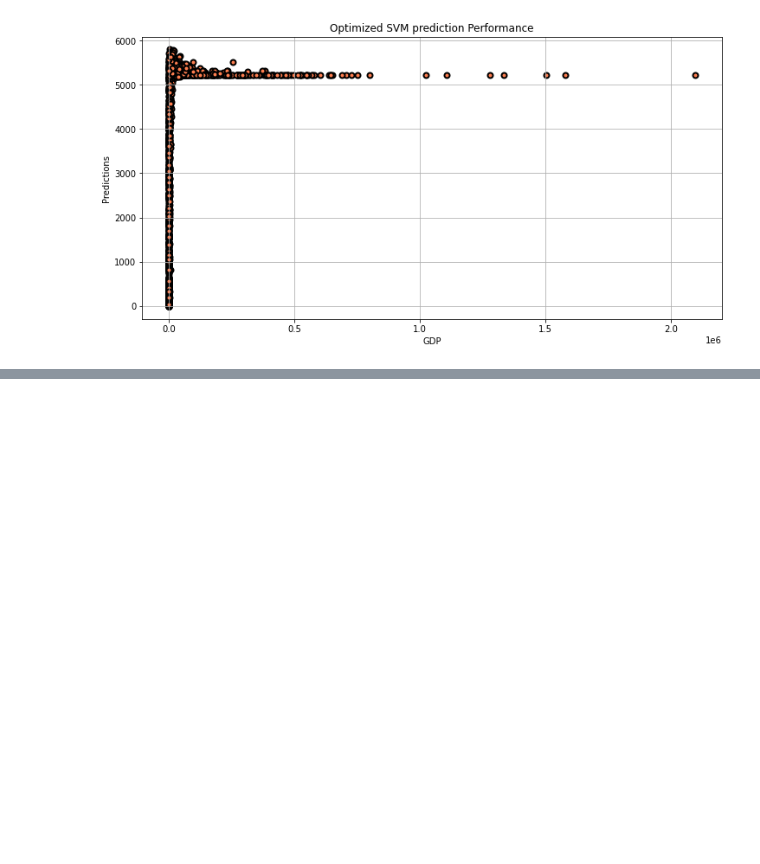
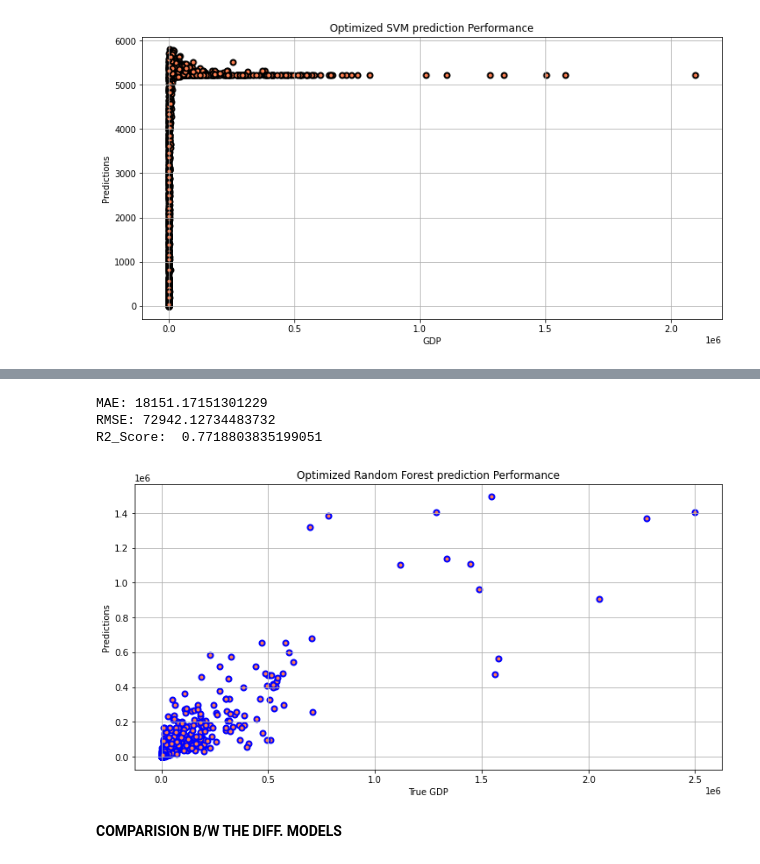
Before and after one commit to pratikshitvas/GDP-prediction_mutiple_models, a Jupyter notebook: GDP_Dataset_model.ipynb, the cells around one changed output, grey strips where cells are left out. Saved outputs shown, nothing was run; the diff lists cells and outputs as text; code cells hidden in the pictures; blank space fills up the shorter version.

```diff
--- a/GDP_Dataset_model.ipynb
+++ b/GDP_Dataset_model.ipynb
@@ -317,0 +385,9 @@ plt.show()
+# %%
+rf_param_grid = {'max_features': ['sqrt', 'auto'],
+              'min_samples_leaf': [1, 3, 5],
+              'n_estimators': [100, 500, 1000],
+             'bootstrap': [False, True]}
+# %%
+rf_grid = GridSearchCV(estimator= RandomForestRegressor(), param_grid = rf_param_grid,  n_jobs=-1, verbose=0)
+# %%
+rf_grid.fit((np.array(x_train).reshape(-1,1)),(np.array(y_train).reshape(-1,1)))
@@ -317,0 +412,24 @@ plt.show()
+# %%
+rf_grid.best_params_
+rf_grid.best_estimator_
+rf_grid_predictions = rf_grid.predict(np.array(x_test).reshape(-1,1))
+# %%
+print('MAE:', metrics.mean_absolute_error(y_test, rf_grid_predictions))
+print('RMSE:', np.sqrt(metrics.mean_squared_error(y_test, rf_grid_predictions)))
+print('R2_Score: ', metrics.r2_score(y_test, rf_grid_predictions))
+# %% [output]
+MAE: 18151.17151301229
+RMSE: 72942.12734483732
+R2_Score:  0.7718803835199051
+# %%
+fig = plt.figure(figsize=(12, 6))
+plt.scatter(y_test,rf_grid_predictions, linewidths=2, edgecolors='b', color='coral')
+plt.xlabel('True GDP')
+plt.ylabel('Predictions')
+plt.title('Optimized Random Forest prediction Performance')
+plt.grid()
+plt.show()
+# %% [output]
+[figure, added]
+# %% [markdown]
+**COMPARISION B/W THE DIFF. MODELS**
```
Also changed, not shown: parts of 19 cells of this notebook.
